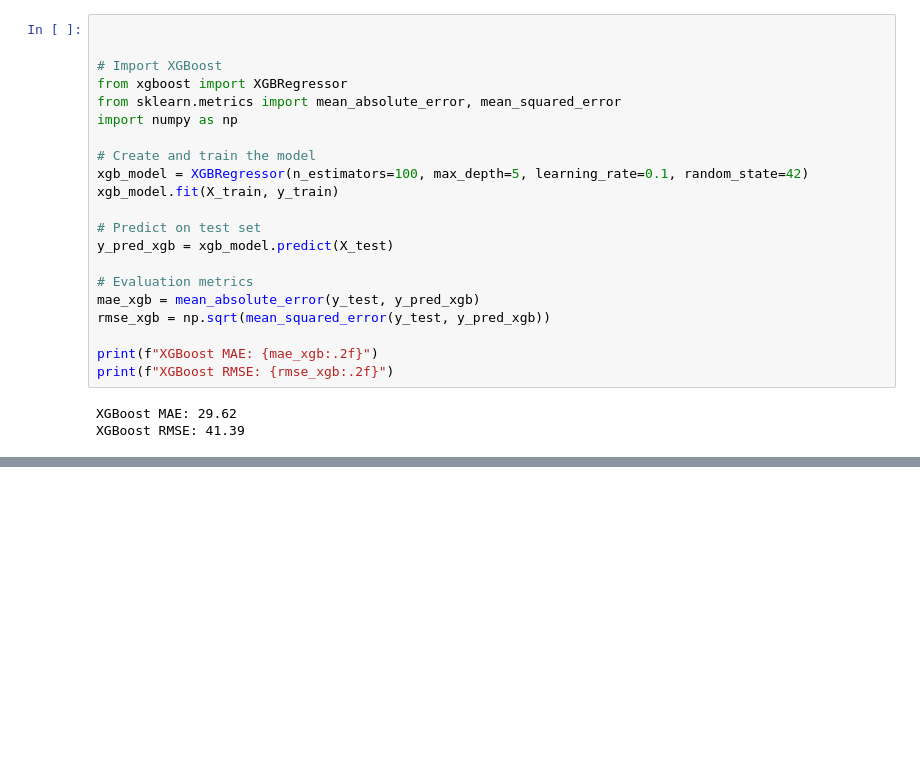
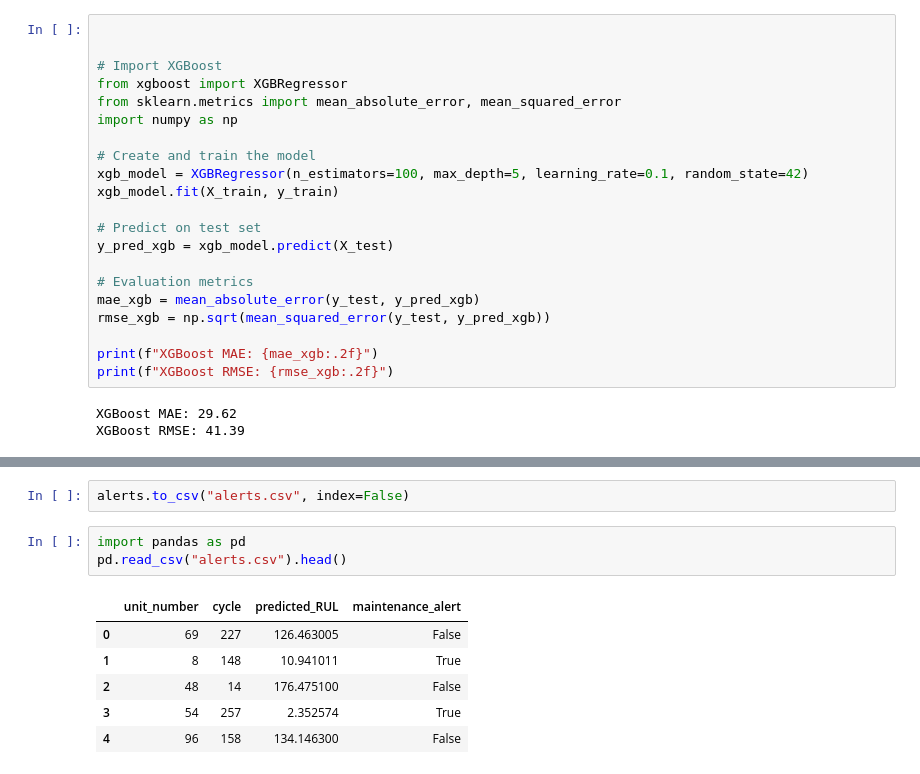
Before and after one commit to githubshivanshukumarsrivastava/extion_projects-, a Jupyter notebook: first.ipynb, the cells around one changed output, grey strips where cells are left out. Cells and saved outputs as stored; diff of their text form; blank space fills up the shorter version.

```diff
--- a/first.ipynb
+++ b/first.ipynb
@@ -232,0 +273,12 @@ NameError: name 'test_df' is not defined
+# %%
+alerts.to_csv("alerts.csv", index=False)
+# %%
+import pandas as pd
+pd.read_csv("alerts.csv").head()
+# %% [output]
+|  | unit_number | cycle | predicted_RUL | maintenance_alert |
+| 0 | 69 | 227 | 126.463005 | False |
+| 1 | 8 | 148 | 10.941011 | True |
+| 2 | 48 | 14 | 176.475100 | False |
+| 3 | 54 | 257 | 2.352574 | True |
+| 4 | 96 | 158 | 134.146300 | False |
```
Also changed, not shown: parts of 9 cells of this notebook, 18 other files.
